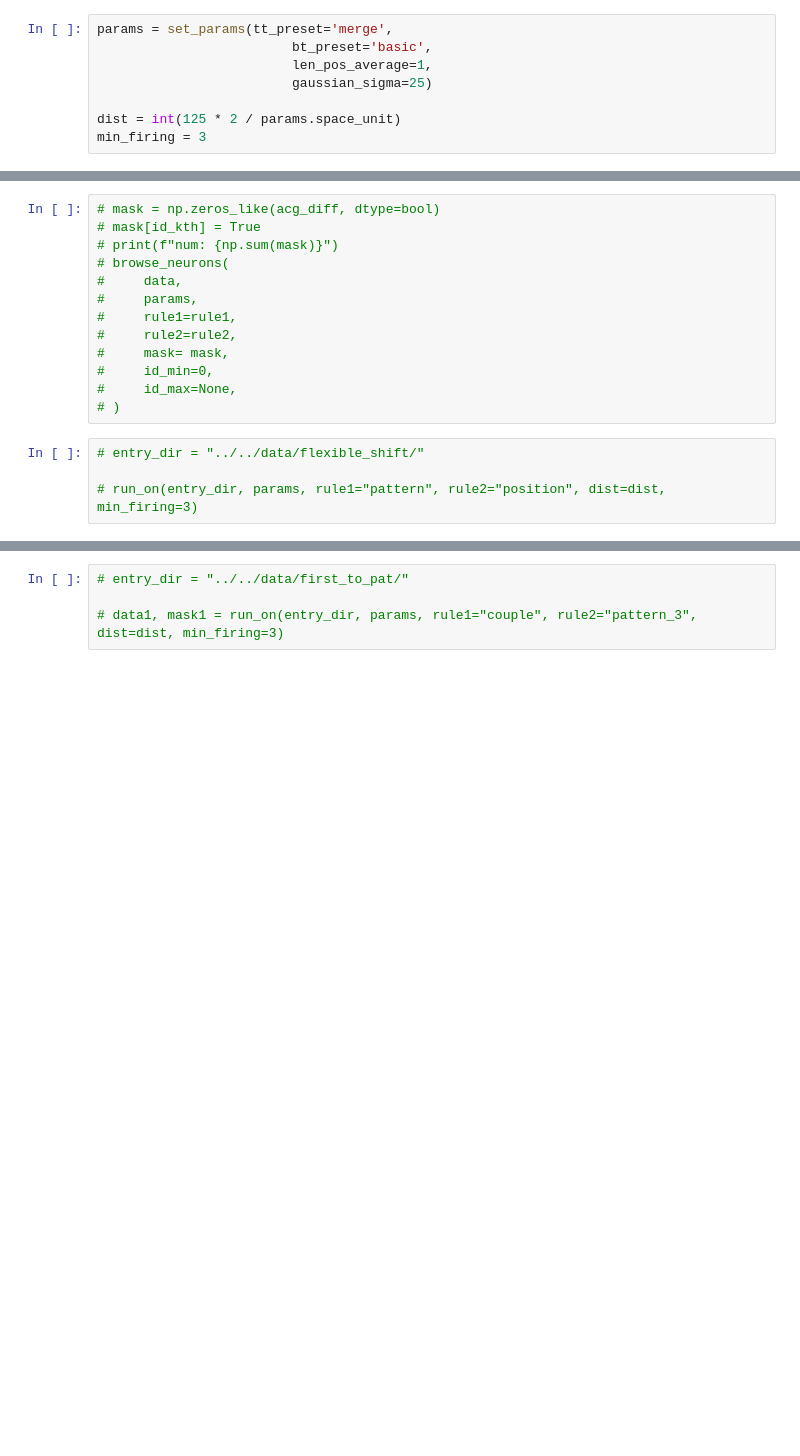
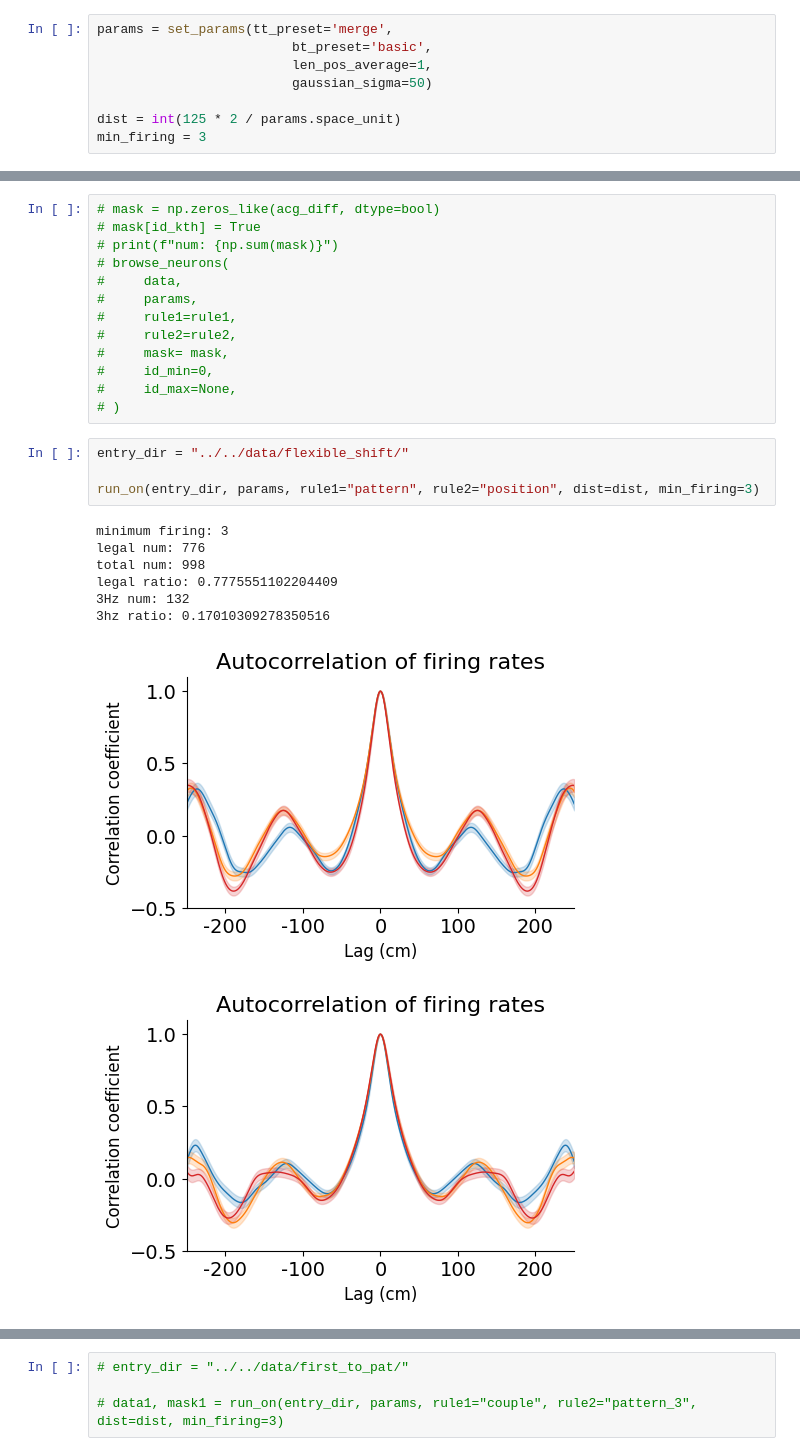
Before and after one commit to ymseq/ZhaoLab-analysis-python, a Jupyter notebook: src/PFC_NP_analysis/oscillation_analysis.ipynb, the cells around one changed output, grey strips where cells are left out. Drawn from its saved outputs; the diff is of its cells as text; blank space fills up the shorter version.

```diff
--- a/src/PFC_NP_analysis/oscillation_analysis.ipynb
+++ b/src/PFC_NP_analysis/oscillation_analysis.ipynb
@@ -1005,7 +1005,7 @@ def run_on(entry_dir: str, params: Params, rule1: str, rule2: str, dist: int, mi
 params = set_params(tt_preset='merge',
                          bt_preset='basic',
                          len_pos_average=1,
-                         gaussian_sigma=25)
+                         gaussian_sigma=50)
 
 dist = int(125 * 2 / params.space_unit)
 min_firing = 3
@@ -1118,6 +1096,15 @@ print(f"{(fft_diff>0).sum()} neurons have increased 3Hz power in {rule2} rule co
 #     id_max=None,
 # )
 # %%
-# entry_dir = "../../data/flexible_shift/"
+entry_dir = "../../data/flexible_shift/"
 
-# run_on(entry_dir, params, rule1="pattern", rule2="position", dist=dist, min_firing=3)
+run_on(entry_dir, params, rule1="pattern", rule2="position", dist=dist, min_firing=3)
+# %% [output]
+minimum firing: 3
+legal num: 776
+total num: 998
+legal ratio: 0.7775551102204409
+3Hz num: 132
+3hz ratio: 0.17010309278350516
+[figure, added]
+[figure, added]
```
Also changed, not shown: parts of 7 cells of this notebook, 3 other files.
